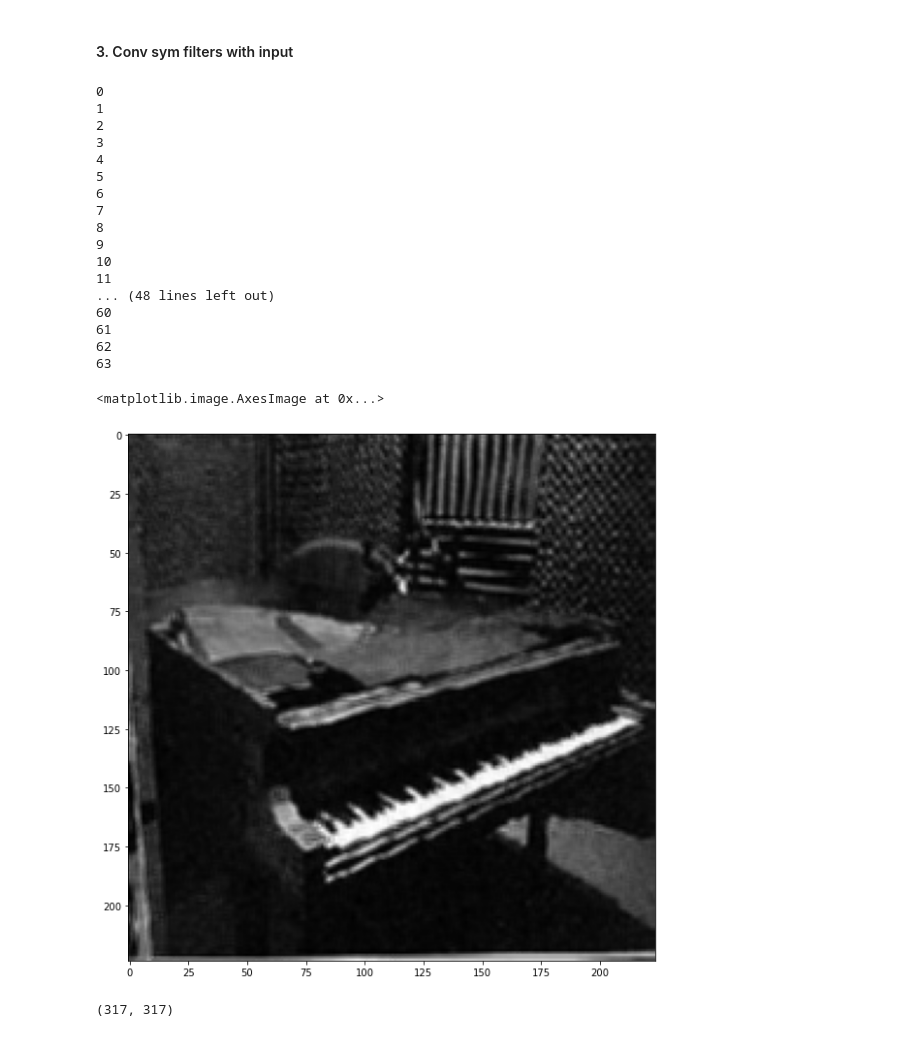
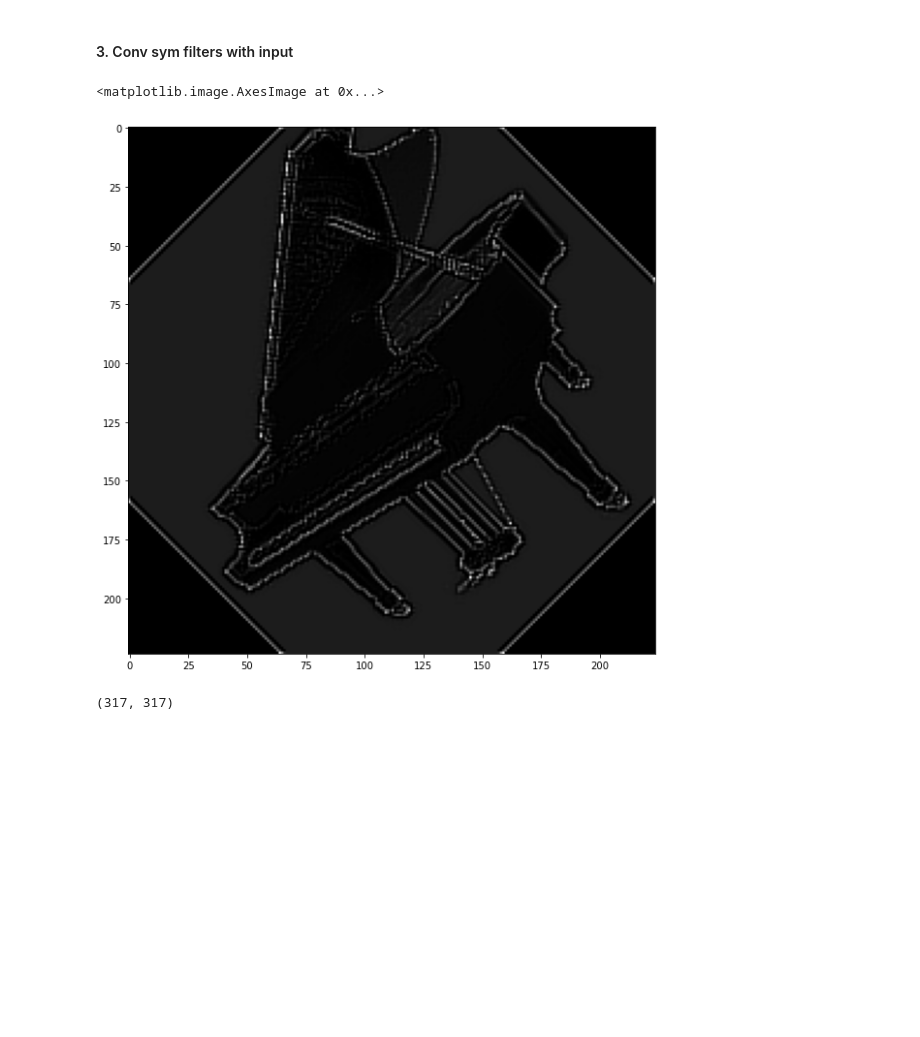
Before and after one commit to liamaltarac/SYS809_Feature_Matching, a Jupyter notebook: models/matthew_filter_test.ipynb, the cells around one changed output. Drawn from its saved outputs; the diff is of its cells as text; code cells hidden in the pictures; blank space fills up the shorter version.

```diff
--- a/models/matthew_filter_test.ipynb
+++ b/models/matthew_filter_test.ipynb
@@ -161,8 +163,8 @@ rows = 1
 filters = get_filter(1)
 for i in range(1):
     filter = filters[:,:,:, i]
-    print(filter.shape)
-    for j in range(filter[:,:, j].shape[-1]):
+    print(filters.shape)
+    for j in range(filter.shape[-1]):
         f = filter[:,:, j]
         print(filter[:,:, j].shape[-1])
         print(f)
@@ -197,7 +199,7 @@ plt.show()
 [figure]
 # %%
 
-img = load_img("../Caltech256/test/091.grand-piano-101/091_0080.jpg", [224,224,3], preprocess=False)
+img = load_img("../images/test_piano.jpg", [224,224,3], preprocess=False)
 plt.imshow(img)
 # %% [output]
 <matplotlib.image.AxesImage at 0x...>
@@ -205,5 +207,5 @@ plt.imshow(img)
 # %%
-img_rot = ndimage.rotate(img, 45)
-plt.imshow(img_rot)
+img = ndimage.rotate(img, 45, reshape=False)
+plt.imshow(img)
 # %% [output]
 <matplotlib.image.AxesImage at 0x...>
@@ -213,47 +215,29 @@ plt.imshow(img_rot)
 # %%
 fig = plt.figure(figsize=(10, 10))
 
 columns = 1
 rows = 5
 
 
 filters = get_filter(1)
-out = np.zeros((224,224))
+out = np.zeros((224,224,filters.shape[-1]))
 for i in range(filters.shape[-1]):
-    print(i)
     filter = filters[:,:,:,i]
     img_out = np.zeros((224,224))
-    for j in range(filter[:,:, j].shape[-1]):
+    for j in range(filter.shape[-1]):
         f = filter[:,:, j]
         #fig.add_subplot(rows,columns, j+1)
         #plt.imshow(f, cmap=plt.get_cmap('gray'))
         f_sym = SADecomp(f, asym=False)
         img_out += cv2.filter2D(img[:,:,j], -1, f_sym)
         #print(f_sym)
-    out += img_out ** 2
+    out[:,:,i] = img_out
 
 
-plt.imshow(out, cmap=plt.get_cmap('gray'))
+plt.imshow(out[:,:,3], cmap=plt.get_cmap('gray'))
 # %% [output]
-0
-1
-2
-3
-4
-5
-6
-7
-8
-9
-10
-11
-... (48 lines left out)
-60
-61
-62
-63
+<matplotlib.image.AxesImage at 0x...>
-<matplotlib.image.AxesImage at 0x...>
-[figure, old version]
+[figure, new version]
 # %%
 img_rot.shape[:-1]
 # %% [output]
```
Also changed, not shown: parts of 7 cells of this notebook, 8 other files.
